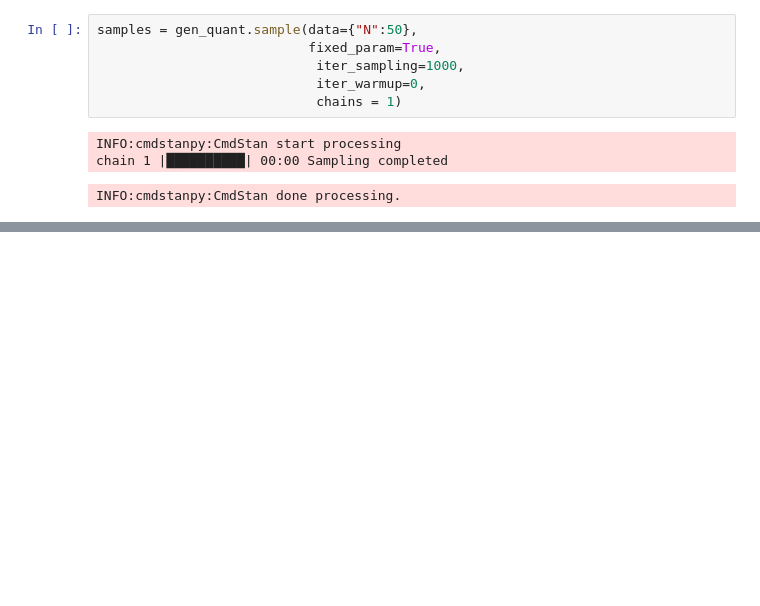
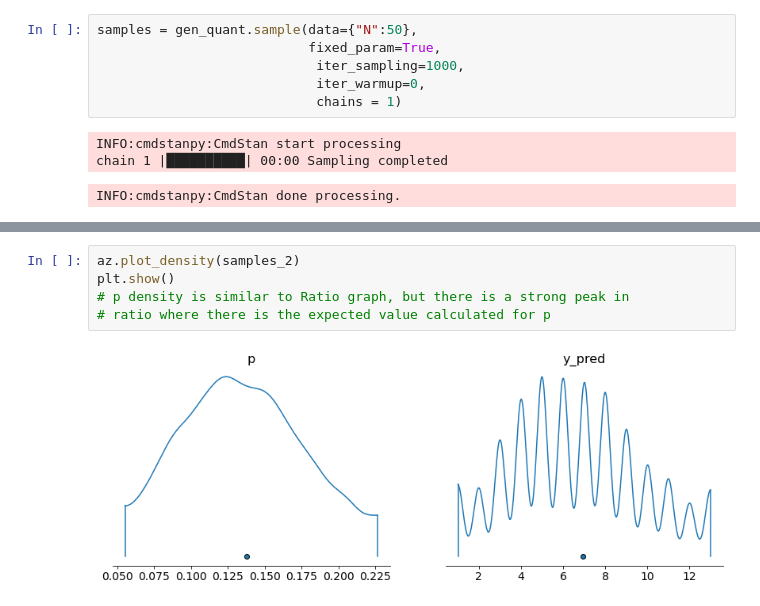
Before and after one commit to Motyleczek/data_analytics_git, a Jupyter notebook: Lab3/lab3_stan_more.ipynb, the cells around one changed output, grey strips where cells are left out. Drawn from its saved outputs; the diff is of its cells as text; blank space fills up the shorter version.

```diff
--- a/Lab3/lab3_stan_more.ipynb
+++ b/Lab3/lab3_stan_more.ipynb
@@ -100,0 +200,7 @@ array([<AxesSubplot:xlabel='theta_verify', ylabel='Density'>,
+# %%
+az.plot_density(samples_2)
+plt.show()
+# p density is similar to Ratio graph, but there is a strong peak in
+# ratio where there is the expected value calculated for p
+# %% [output]
+[figure, added]
```
Also changed, not shown: parts of 20 cells of this notebook, 6 other files.
